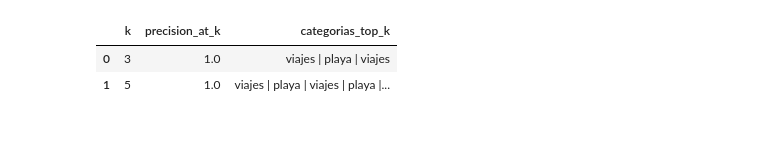
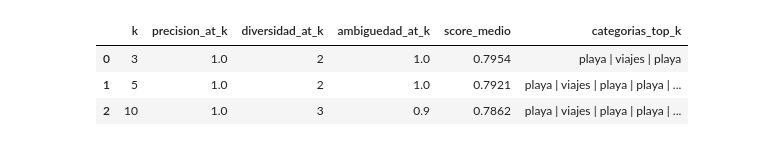
Before and after one commit to rafi412/Recomendacion-RRSS, a Jupyter notebook: 02_recomendacion_embeddings.ipynb, the cells around one changed output. Saved outputs shown, nothing was run; the diff lists cells and outputs as text; code cells hidden in the pictures.

```diff
--- a/02_recomendacion_embeddings.ipynb
+++ b/02_recomendacion_embeddings.ipynb
@@ -190,10 +249,0 @@ No hay entrenamiento supervisado, no hay etiquetas objetivo y no hay division `t
-# %%
-similitudes = cosine_similarity(perfil_usuario, embeddings_posts).ravel()
-
-recomendaciones = df_modelo[["id", "descripcion", "hashtags", "categoria", "texto_limpio"]].copy()
-recomendaciones["score_similitud"] = similitudes
-
-top_k_posts = recomendaciones.sort_values("score_similitud", ascending=False).head(TOP_K).copy()
-top_k_posts["score_similitud"] = top_k_posts["score_similitud"].round(4)
-
-display(top_k_posts[["score_similitud", "categoria", "descripcion", "hashtags", "texto_limpio"]])
@@ -240,21 +254,36 @@ Aunque este notebook no trabaja con un conjunto de prueba supervisado, si puede
 # %%
-CATEGORIAS_RELEVANTES = {"playa", "viajes"}
-
 def precision_at_k(recomendaciones_df, categorias_relevantes):
     return recomendaciones_df["categoria"].isin(categorias_relevantes).mean()
 
+
+def diversidad_at_k(recomendaciones_df):
+    return recomendaciones_df["categoria"].nunique()
+
+
+def ambiguedad_at_k(recomendaciones_df):
+    if "es_ambiguo" not in recomendaciones_df.columns:
+        return np.nan
+    return recomendaciones_df["es_ambiguo"].mean()
+
+
 resultados_precision = []
-for k in [3, 5]:
+for k in [3, 5, 10]:
     top_k_eval = recomendaciones.sort_values("score_similitud", ascending=False).head(k).copy()
-    resultados_precision.append({
-        "k": k,
-        "precision_at_k": round(precision_at_k(top_k_eval, CATEGORIAS_RELEVANTES), 4),
-        "categorias_top_k": " | ".join(top_k_eval["categoria"].tolist()),
-    })
+    resultados_precision.append(
+        {
+            "k": k,
+            "precision_at_k": round(precision_at_k(top_k_eval, CATEGORIAS_RELEVANTES), 4),
+            "diversidad_at_k": diversidad_at_k(top_k_eval),
+            "ambiguedad_at_k": round(ambiguedad_at_k(top_k_eval), 4),
+            "score_medio": round(top_k_eval["score_similitud"].mean(), 4),
+            "categorias_top_k": " | ".join(top_k_eval["categoria"].tolist()),
+        }
+    )
 
 df_precision = pd.DataFrame(resultados_precision)
 display(df_precision)
 # %% [output]
-|  | k | precision_at_k | categorias_top_k |
-| 0 | 3 | 1.0 | viajes | playa | viajes |
-| 1 | 5 | 1.0 | viajes | playa | viajes | playa |... |
+|  | k | precision_at_k | diversidad_at_k | ambiguedad_at_k | score_medio | categorias_top_k |
+| 0 | 3 | 1.0 | 2 | 1.0 | 0.7954 | playa | viajes | playa |
+| 1 | 5 | 1.0 | 2 | 1.0 | 0.7921 | playa | viajes | playa | playa | ... |
+| 2 | 10 | 1.0 | 3 | 0.9 | 0.7862 | playa | viajes | playa | playa | ... |
```
Also changed, not shown: parts of 24 cells of this notebook, 17 other files.
